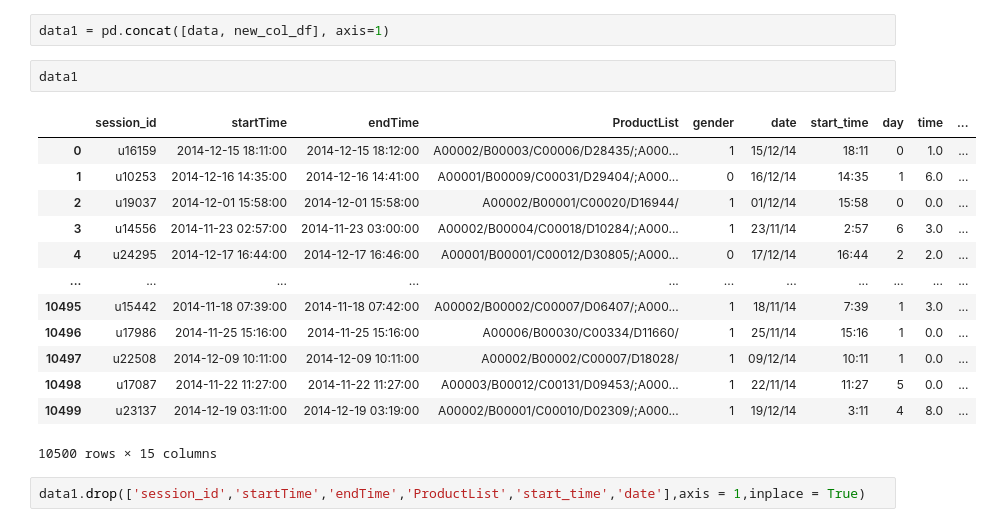
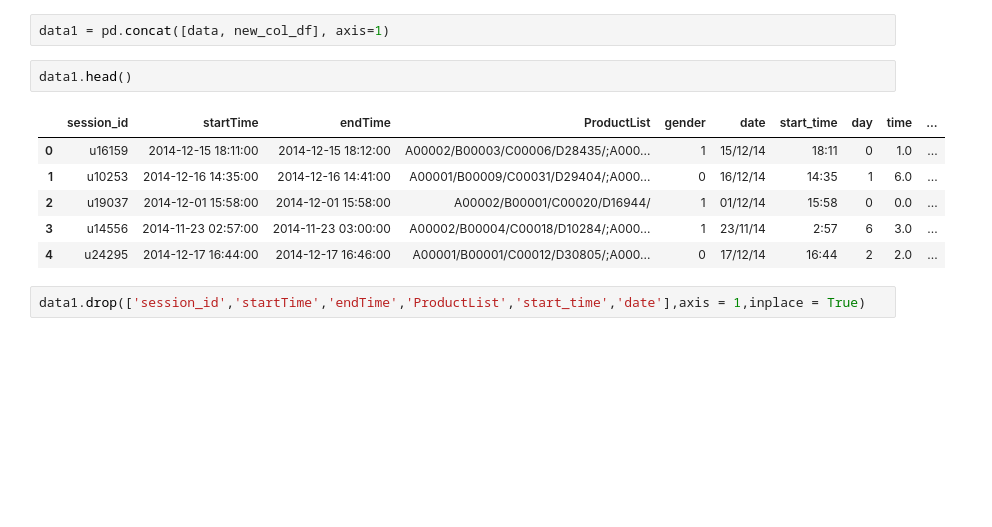
Before and after one commit to Trinadhbabu/Analytics_Vidya_Competitions, a Jupyter notebook: Predict_Gender_on_shoping_list/predict gender on shoping list.ipynb, the cells around one changed output. Saved outputs shown, nothing was run; the diff lists cells and outputs as text; blank space fills up the shorter version.

```diff
--- a/Predict_Gender_on_shoping_list/predict gender on shoping list.ipynb
+++ b/Predict_Gender_on_shoping_list/predict gender on shoping list.ipynb
@@ -207,21 +175,14 @@ first_lvl A00002
 # %%
 data1 = pd.concat([data, new_col_df], axis=1)
 # %%
-data1
+data1.head()
 # %% [output]
 |  | session_id | startTime | endTime | ProductList | gender | date | start_time | day | time | ... |
 | 0 | u16159 | 2014-12-15 18:11:00 | 2014-12-15 18:12:00 | A00002/B00003/C00006/D28435/;A000... | 1 | 15/12/14 | 18:11 | 0 | 1.0 | ... |
 | 1 | u10253 | 2014-12-16 14:35:00 | 2014-12-16 14:41:00 | A00001/B00009/C00031/D29404/;A000... | 0 | 16/12/14 | 14:35 | 1 | 6.0 | ... |
 | 2 | u19037 | 2014-12-01 15:58:00 | 2014-12-01 15:58:00 | A00002/B00001/C00020/D16944/ | 1 | 01/12/14 | 15:58 | 0 | 0.0 | ... |
 | 3 | u14556 | 2014-11-23 02:57:00 | 2014-11-23 03:00:00 | A00002/B00004/C00018/D10284/;A000... | 1 | 23/11/14 | 2:57 | 6 | 3.0 | ... |
 | 4 | u24295 | 2014-12-17 16:44:00 | 2014-12-17 16:46:00 | A00001/B00001/C00012/D30805/;A000... | 0 | 17/12/14 | 16:44 | 2 | 2.0 | ... |
-| ... | ... | ... | ... | ... | ... | ... | ... | ... | ... | ... |
-| 10495 | u15442 | 2014-11-18 07:39:00 | 2014-11-18 07:42:00 | A00002/B00002/C00007/D06407/;A000... | 1 | 18/11/14 | 7:39 | 1 | 3.0 | ... |
-| 10496 | u17986 | 2014-11-25 15:16:00 | 2014-11-25 15:16:00 | A00006/B00030/C00334/D11660/ | 1 | 25/11/14 | 15:16 | 1 | 0.0 | ... |
-| 10497 | u22508 | 2014-12-09 10:11:00 | 2014-12-09 10:11:00 | A00002/B00002/C00007/D18028/ | 1 | 09/12/14 | 10:11 | 1 | 0.0 | ... |
-| 10498 | u17087 | 2014-11-22 11:27:00 | 2014-11-22 11:27:00 | A00003/B00012/C00131/D09453/;A000... | 1 | 22/11/14 | 11:27 | 5 | 0.0 | ... |
-| 10499 | u23137 | 2014-12-19 03:11:00 | 2014-12-19 03:19:00 | A00002/B00001/C00010/D02309/;A000... | 1 | 19/12/14 | 3:11 | 4 | 8.0 | ... |
-10500 rows × 15 columns
 # %%
 data1.drop(['session_id','startTime','endTime','ProductList','start_time','date'],axis = 1,inplace = True)
 # %%
```
Also changed, not shown: parts of 8 cells of this notebook.
